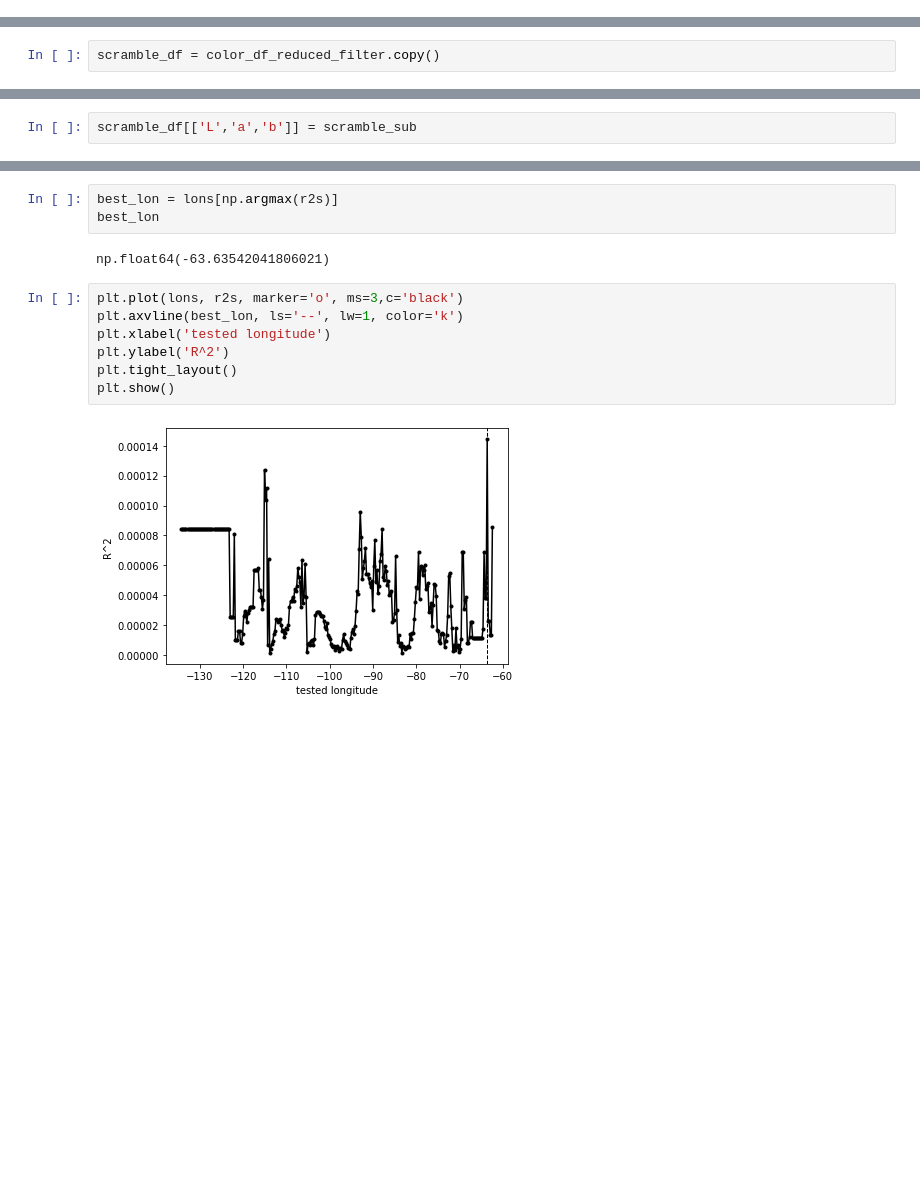
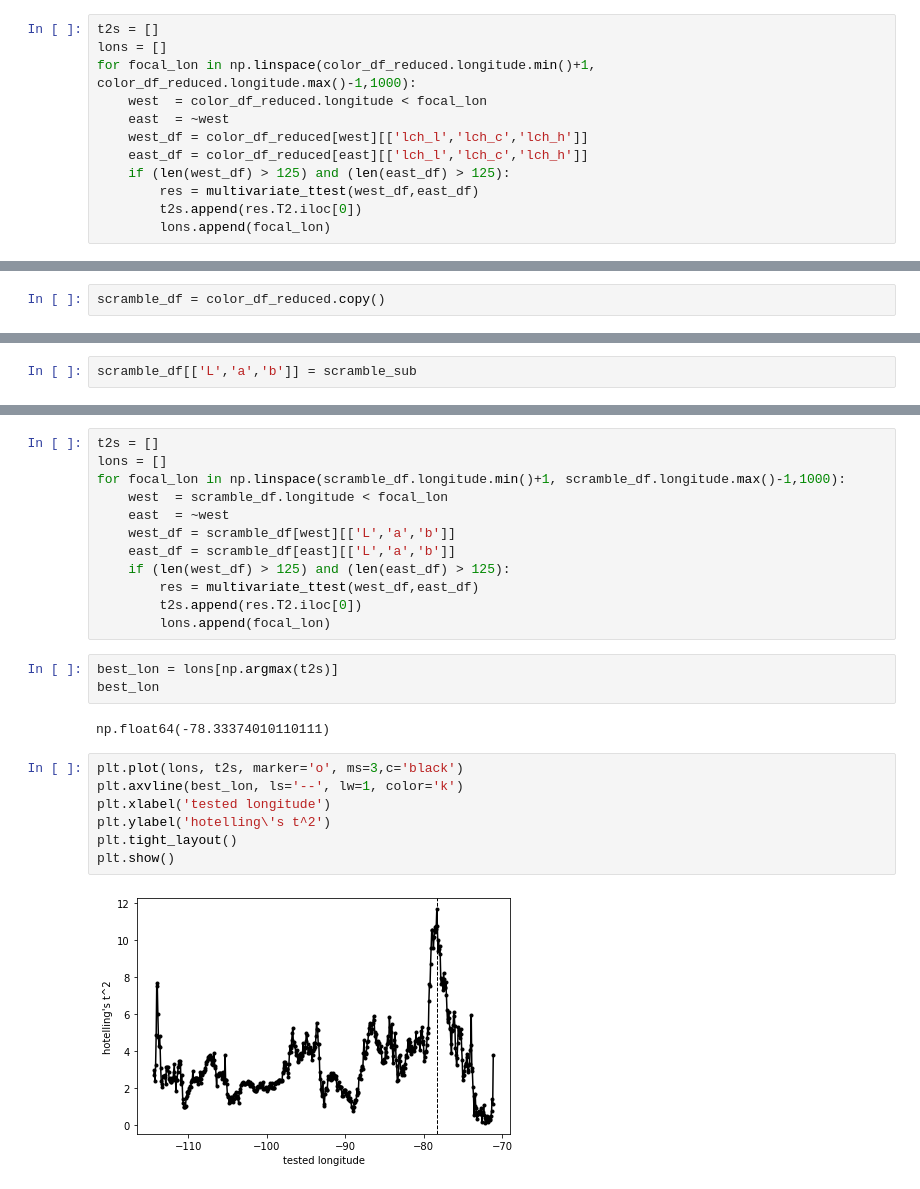
Before and after one commit to pmckenz1/monarda_fistulosa_color, a Jupyter notebook: notebooks_misc/fitting_longitude.ipynb, the cells around one changed output, grey strips where cells are left out. Cells and saved outputs as stored; diff of their text form; blank space fills up the shorter version.

Commit message:
rewrote the longitude fitting notebook to use hotellings t2 rather than reinvent the wheel.

```diff
--- a/notebooks_misc/fitting_longitude.ipynb
+++ b/notebooks_misc/fitting_longitude.ipynb
@@ -181 +109,13 @@ for focal_lon in np.linspace(color_df_reduced.longitude.min()+1, color_df_reduce
+# %%
+t2s = []
+lons = []
+for focal_lon in np.linspace(color_df_reduced.longitude.min()+1, color_df_reduced.longitude.max()-1,1000):
+    west  = color_df_reduced.longitude < focal_lon
+    east  = ~west
+    west_df = color_df_reduced[west][['lch_l','lch_c','lch_h']]
+    east_df = color_df_reduced[east][['lch_l','lch_c','lch_h']]
+    if (len(west_df) > 125) and (len(east_df) > 125):
+        res = multivariate_ttest(west_df,east_df)
+        t2s.append(res.T2.iloc[0])
+        lons.append(focal_lon)
 # %%
@@ -305,5 +137,5 @@ plt.show()
 # %%
-scramble_df = color_df_reduced_filter.copy()
+scramble_df = color_df_reduced.copy()
 # %%
 lch_sub = scramble_df[['L','a','b']]
 # %%
@@ -350,14 +145,26 @@ for focal_lon in np.linspace(scramble_df.longitude.min()+1, scramble_df.longitud
+# %%
+t2s = []
+lons = []
+for focal_lon in np.linspace(scramble_df.longitude.min()+1, scramble_df.longitude.max()-1,1000):
+    west  = scramble_df.longitude < focal_lon
+    east  = ~west
+    west_df = scramble_df[west][['L','a','b']]
+    east_df = scramble_df[east][['L','a','b']]
+    if (len(west_df) > 125) and (len(east_df) > 125):
+        res = multivariate_ttest(west_df,east_df)
+        t2s.append(res.T2.iloc[0])
+        lons.append(focal_lon)
 # %%
-best_lon = lons[np.argmax(r2s)]
+best_lon = lons[np.argmax(t2s)]
 best_lon
 # %% [output]
-np.float64(-63.63542041806021)
+np.float64(-78.33374010110111)
 # %%
-plt.plot(lons, r2s, marker='o', ms=3,c='black')
+plt.plot(lons, t2s, marker='o', ms=3,c='black')
 plt.axvline(best_lon, ls='--', lw=1, color='k')
 plt.xlabel('tested longitude')
-plt.ylabel('R^2')
+plt.ylabel('hotelling\'s t^2')
 plt.tight_layout()
 plt.show()
 # %% [output]
-[figure, old version]
+[figure, new version]
```
Also changed, not shown: parts of 40 cells of this notebook.
